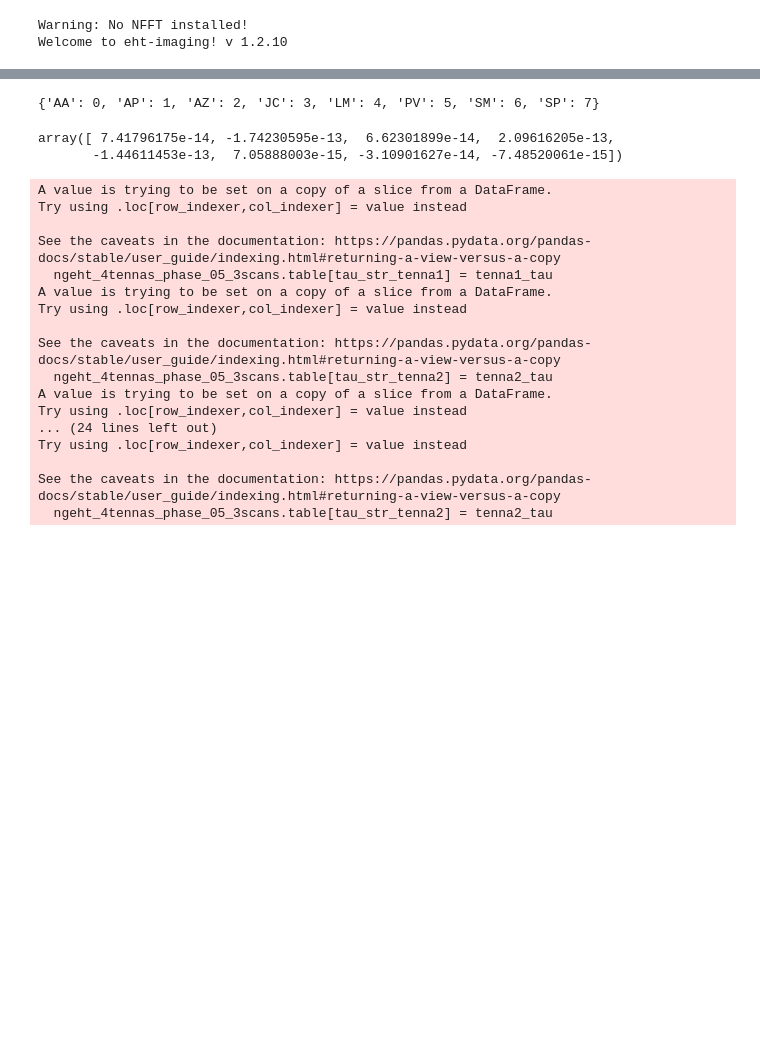
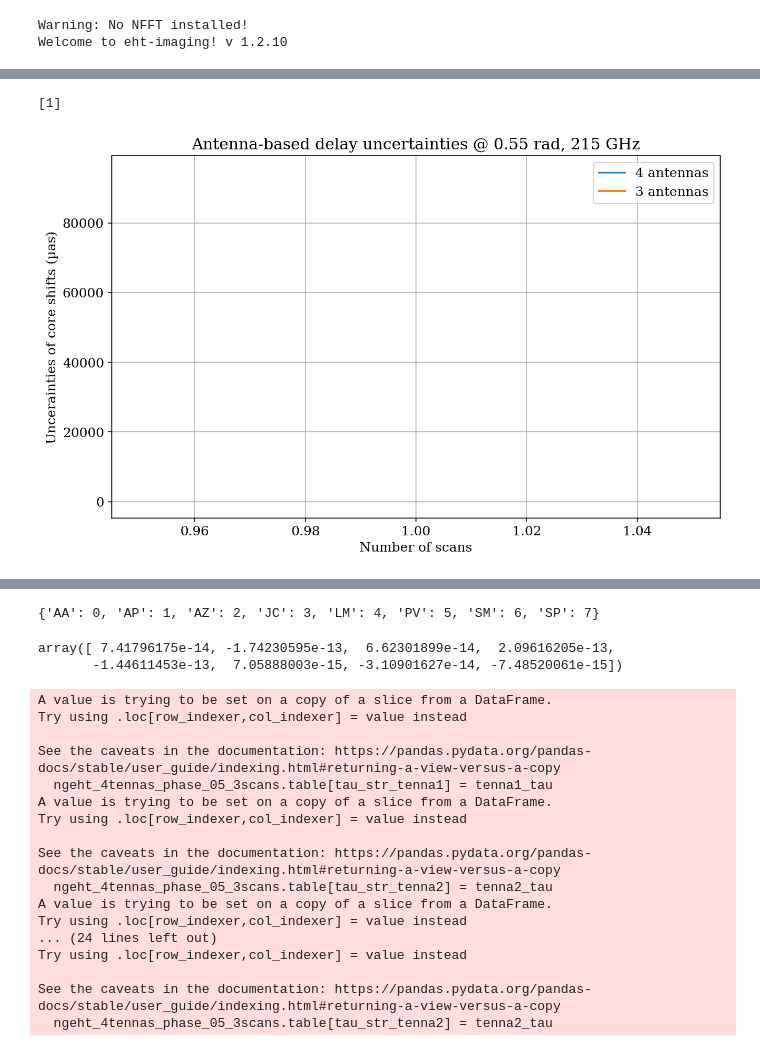
Before and after one commit to GalagaBits/ngeht_simulations, a Jupyter notebook: 2d_linear_regressfitting.ipynb, the cells around one changed output, grey strips where cells are left out. Drawn from its saved outputs; the diff is of its cells as text; code cells hidden in the pictures; blank space fills up the shorter version.

```diff
--- a/2d_linear_regressfitting.ipynb
+++ b/2d_linear_regressfitting.ipynb
@@ -29,13 +26,0 @@ def zero_to_nan(array):
-# %%
-fn = '/Volumes/GalagaResearch/Developer/blackholes/coreshift_practice/coreshift/SR1_3C279_2017_101_hi_hops_netcal_StokesI.uvfits'
-
-
-tenna_list_4 = ['AP', 'AZ', 'JC', 'LM']
-
-ngeht_4tennas_phase_05_3scans = ngeht_predictions.load(uvfits=fn, scans=True)
-ngeht_4tennas_phase_05_3scans.load_uvfits()
-ngeht_4tennas_phase_05_3scans.add_columns_random_thermal_atm_delay(number_of_scans=2, phase_error=0.55, freq=215)
-ngeht_4tennas_phase_05_3scans.select_antennas(tenna_list=tenna_list_4)
-ngeht_4tennas_phase_05_3scans.grouped_table_time()
-ngeht_4tennas_phase_05_3scans.remove_scans_tenna_set(tenna_list=tenna_list_4)
-ngeht_4tennas_phase_05_3scans.thermal_atm.calculate_atm_error(n_runs=100, phase_error=0.55, num_of_scans=2)
@@ -47,0 +103,16 @@ No NX table in uvfits!
+# %%
+tennas3_per_scan = []
+
+tenna3_per_scan_results = []
+
+tenna_list_3 = ['SM', 'JC', 'AZ']
+ngeht_3tennas_phase_05 = ngeht_predictions.load(uvfits=fn, scans=True)
+ngeht_3tennas_phase_05.load_uvfits()
+ngeht_3tennas_phase_05.select_antennas(tenna_list=tenna_list_3)
+ngeht_3tennas_phase_05.grouped_table_time()
+ngeht_3tennas_phase_05.remove_scans_tenna_set(tenna_list=tenna_list_3)
+
+for scan in np.arange(number_of_scans) + 1:
+    ngeht_3tennas_phase_05.thermal_atm.calculate_antenna_based_delay_2D(n_runs=100, phase_error=0.55, num_of_scans=scan)
+    tennas3_per_scan.append(rms_distance(ngeht_3tennas_phase_05.thermal_atm.antenna_based_delay_results))
+    tenna3_per_scan_results.append(ngeht_3tennas_phase_05.thermal_atm.antenna_based_delay_results)
@@ -47,0 +162,17 @@ No NX table in uvfits!
+# %%
+fig, ax = plt.subplots(1, 1, figsize=(10, 6), dpi=150)
+
+x = np.arange(1, number_of_scans+1)
+
+ax.plot(x, np.array(tennas4_per_scan)*1000, label='4 antennas')
+ax.plot(x, np.array(tennas3_per_scan)*1000, label='3 antennas')
+ax.plot(x, np.array(tennas7_per_scan)*1000, label='7 antennas')
+ax.set_title('Antenna-based delay uncertainties @ 0.55 rad, 215 GHz')
+ax.set_xlabel('Number of scans')
+ax.set_ylabel('Uncerainties of core shifts (µas)')
+ax.legend()
+ax.grid(True)
+print(x)
+# %% [output]
+[1]
+[figure, added]
```
Also changed, not shown: parts of 26 cells of this notebook, 2 other files.
